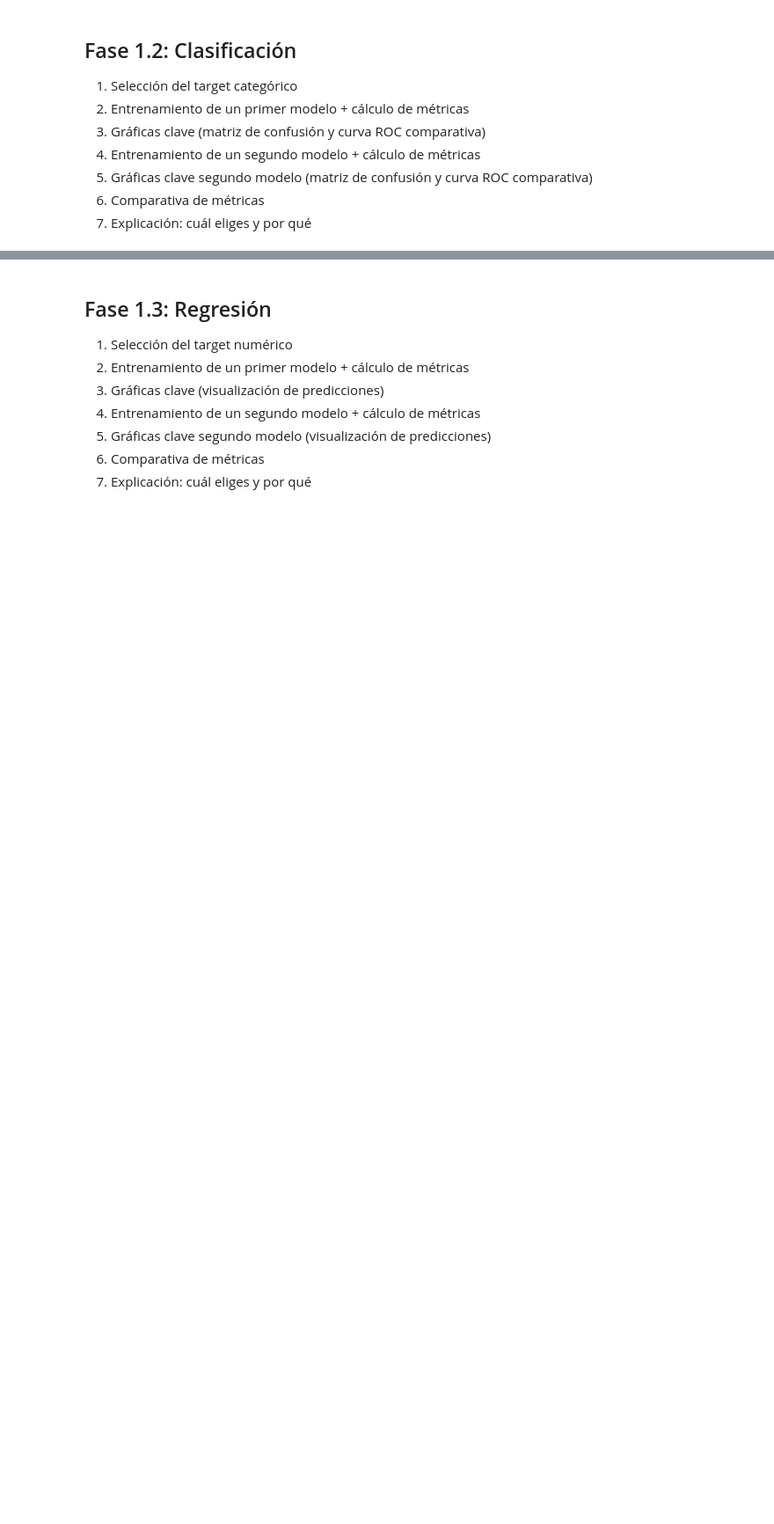
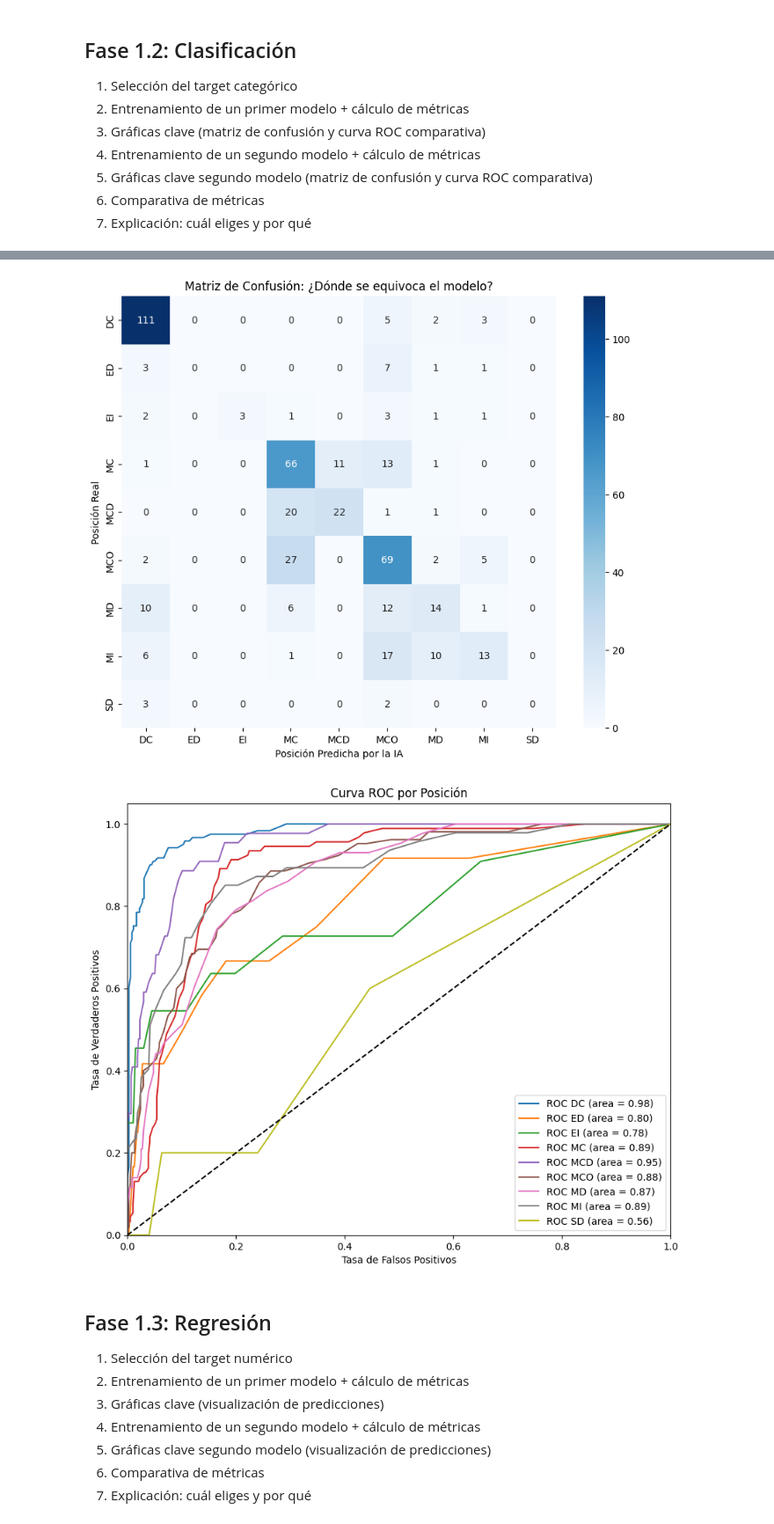
Before and after one commit to amarchenac-ops/repositoryanthony, a Jupyter notebook: [00] - Workshops/Workshop_ML_PartTime.ipynb, the cells around one changed output, grey strips where cells are left out. Shown at 88% size. Saved outputs shown, nothing was run; the diff lists cells and outputs as text; code cells hidden in the pictures; blank space fills up the shorter version.

```diff
--- a/[00] - Workshops/Workshop_ML_PartTime.ipynb
+++ b/[00] - Workshops/Workshop_ML_PartTime.ipynb
@@ -243,0 +360,12 @@ plt.show()
+# %%
+#Entrenamiento de un primer modelo + cálculo de métricas
+modelo_rf = RandomForestClassifier(n_estimators=100, random_state=42, class_weight='balanced')
+modelo_rf.fit(X_train, y_train)
+
+# 5. Predicción y primeras métricas
+y_pred = modelo_rf.predict(X_test)
+
+print(f"Precisión General (Accuracy): {accuracy_score(y_test, y_pred):.2f}")
+print("\nInforme de Clasificación por Posición:")
+print(classification_report(y_test, y_pred, target_names=le.classes_))
+#smote
@@ -244,3 +391,42 @@ plt.show()
+# %%
+#import matplotlib.pyplot as plt
+#import seaborn as sns
+from sklearn.metrics import confusion_matrix, roc_curve, auc
+from sklearn.preprocessing import label_binarize
+
+# MATRIZ DE CONFUSIÓN ---
+cm = confusion_matrix(y_test, y_pred)
+plt.figure(figsize=(10, 8))
+sns.heatmap(cm, annot=True, fmt='d', cmap='Blues',
+            xticklabels=le.classes_, yticklabels=le.classes_)
+plt.title('Matriz de Confusión: ¿Dónde se equivoca el modelo?')
+plt.ylabel('Posición Real')
+plt.xlabel('Posición Predicha por la IA')
+plt.show()
+
+# CURVA ROC COMPARATIVA
+# La curva ROC es para clasificación binaria, así que "binarizamos" las clases
+y_test_bin = label_binarize(y_test, classes=range(len(le.classes_)))
+y_score = modelo_rf.predict_proba(X_test)
+n_classes = len(le.classes_)
+
+plt.figure(figsize=(10, 8))
+for i in range(n_classes):
+    fpr, tpr, _ = roc_curve(y_test_bin[:, i], y_score[:, i])
+    roc_auc = auc(fpr, tpr)
+    plt.plot(fpr, tpr, label=f'ROC {le.classes_[i]} (area = {roc_auc:.2f})')
+
+plt.plot([0, 1], [0, 1], 'k--')
+plt.xlim([0.0, 1.0])
+plt.ylim([0.0, 1.05])
+plt.xlabel('Tasa de Falsos Positivos')
+plt.ylabel('Tasa de Verdaderos Positivos')
+plt.title('Curva ROC por Posición')
+plt.legend(loc="lower right")
+plt.show()
+# %% [output]
+[figure, added]
+[figure, added]
 # %% [markdown]
 ## Fase 1.3: Regresión
 
```
Also changed, not shown: parts of 13 cells of this notebook.
